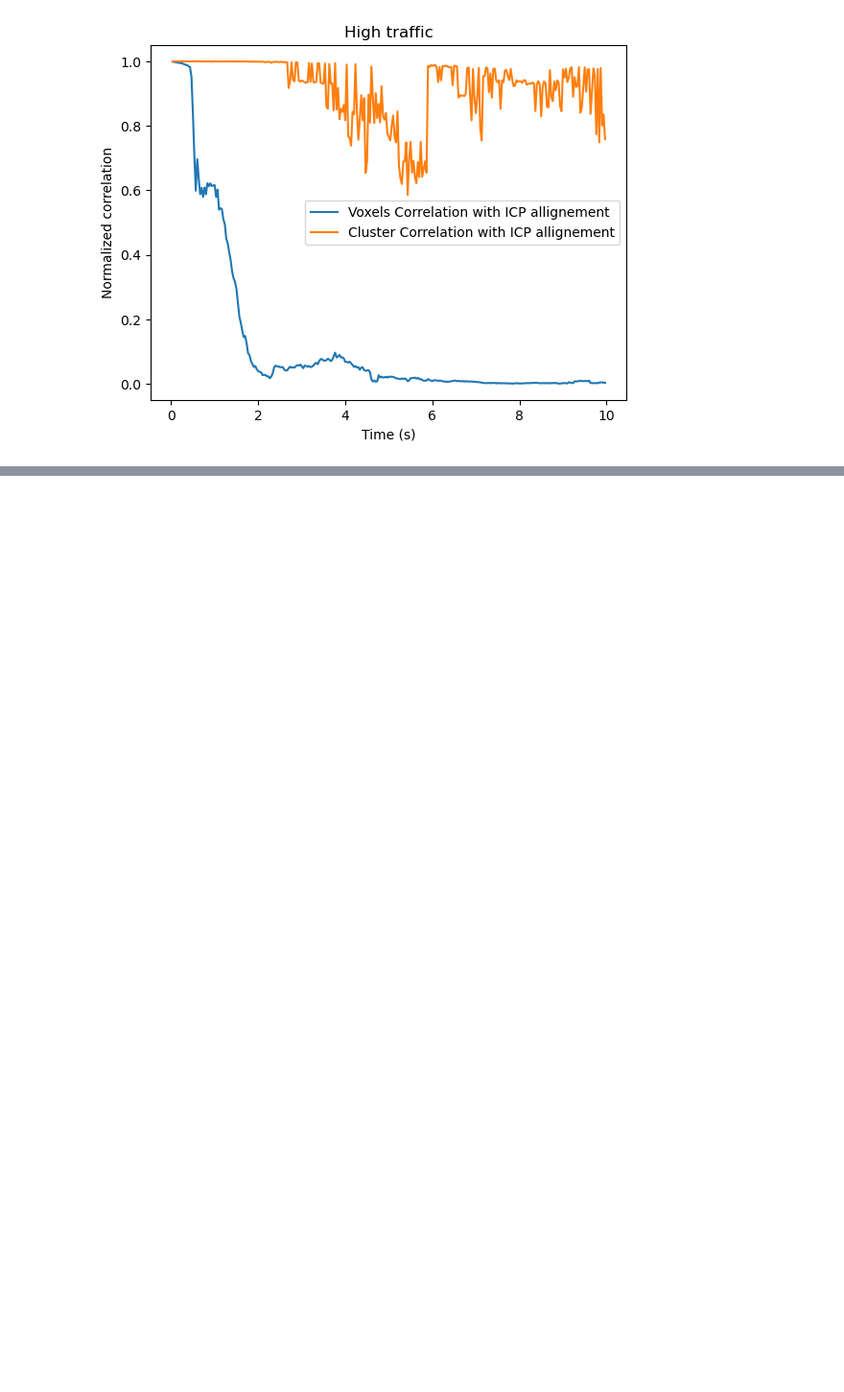
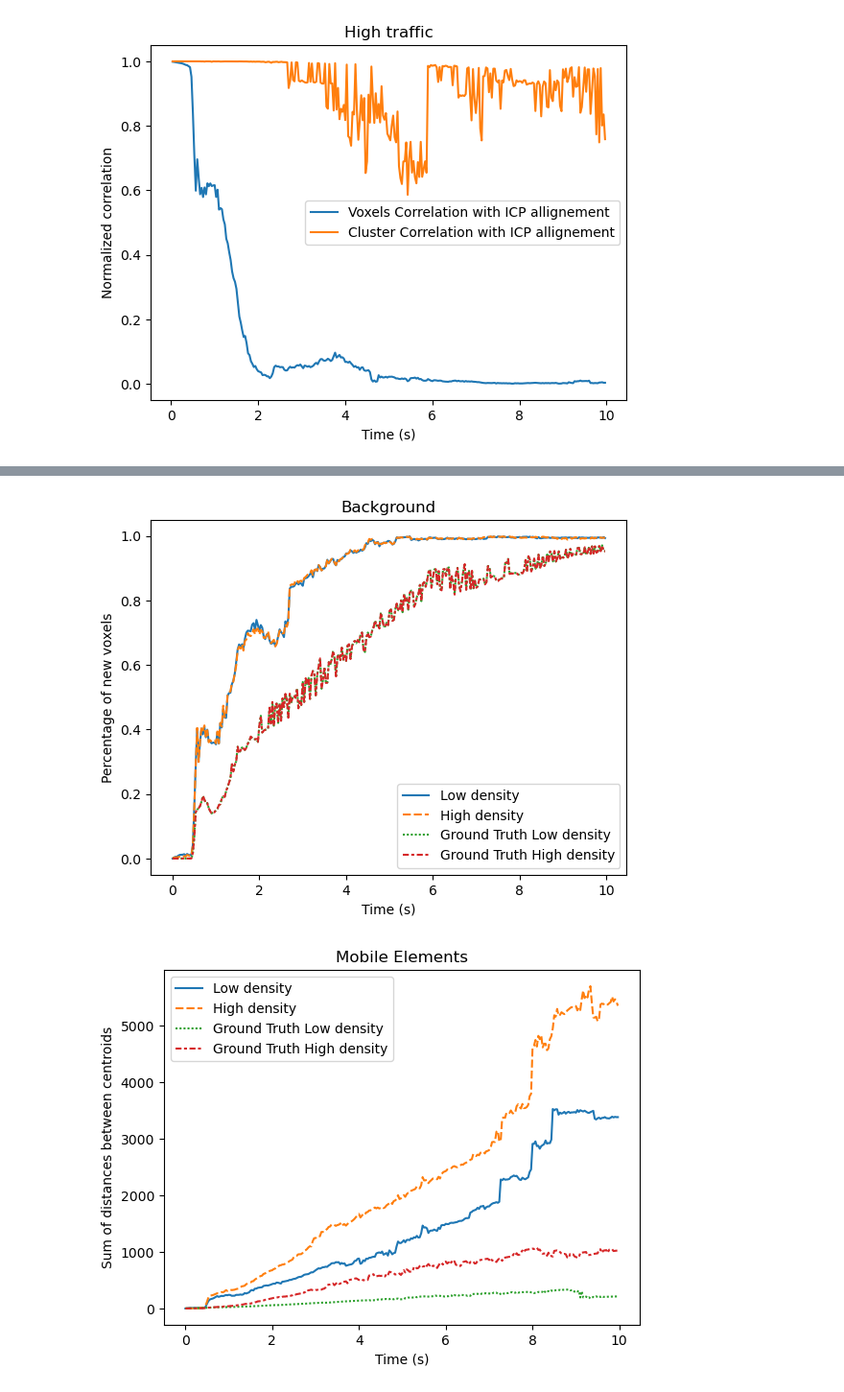
Before and after one commit to FilippoBragato/pqos-correlation, a Jupyter notebook: test.ipynb, the cells around one changed output, grey strips where cells are left out. Shown at 96% size. Drawn from its saved outputs; the diff is of its cells as text; code cells hidden in the pictures; blank space fills up the shorter version.

```diff
--- a/test.ipynb
+++ b/test.ipynb
@@ -22,20 +22,3 @@ To enable them in other operations, rebuild TensorFlow with the appropriate comp
-# %%
-train, val, test, len_train, len_val, len_test = create_tf_dataset(dataset, [["t3high", Weather.Clear, Time.Sunset, Sensor.LT],
-                                                                             ["t3medium", Weather.Clear, Time.Sunset, Sensor.LT],
-                                                                             ["t3low", Weather.Clear, Time.Sunset, Sensor.LT],], 8)
-from matplotlib import pyplot as plt
-i=0
-for x, y in train:
-    if i > 2:
-        break
-    print(np.min(x[0,:,:,1]), np.max(x[0,:,:,1]))
-    plt.imshow(x[0,:,:,0])
-    plt.show()
-    plt.imshow(x[0,:,:,1])
-    plt.show()
-    plt.imshow(y[0,:,:,0])
-    plt.show()
-    i+=1
 # %% [markdown]
 # LiteUNet
 # %%
@@ -666,0 +572,28 @@ print(points2[closest_indices, :])
+# %%
+df_datas_back = [[0,] + back_correlation_low,
+                 [0,] + back_correlation_high,
+                 list(df_low["background"]),
+                 list(df["background"])]
+
+df_datas_back = np.array(df_datas_back).T
+df_datas_back = pd.DataFrame(df_datas_back, np.arange(300)/30, ["Low density", "High density", "Ground Truth Low density", "Ground Truth High density"])
+sns.lineplot(df_datas_back, dashes=True)
+plt.title("Background")
+plt.ylabel("Percentage of new voxels")
+plt.xlabel("Time (s)")
+plt.show()
+
+df_datas_mobile = [[0,] + mobile_correlation_low,
+                   [0,] + mobile_correlation_high,
+                   list(df_low[others_low].sum(axis=1)),
+                   list(df[others].sum(axis=1))]
+df_datas_mobile = np.array(df_datas_mobile).T
+df_datas_mobile = pd.DataFrame(df_datas_mobile, np.arange(300)/30, ["Low density", "High density", "Ground Truth Low density", "Ground Truth High density"])
+sns.lineplot(df_datas_mobile, dashes=True)
+plt.title("Mobile Elements")
+plt.ylabel("Sum of distances between centroids")
+plt.xlabel("Time (s)")
+plt.show()
+# %% [output]
+[figure, added]
+[figure, added]
```
Also changed, not shown: parts of 23 cells of this notebook, 4 other files.
